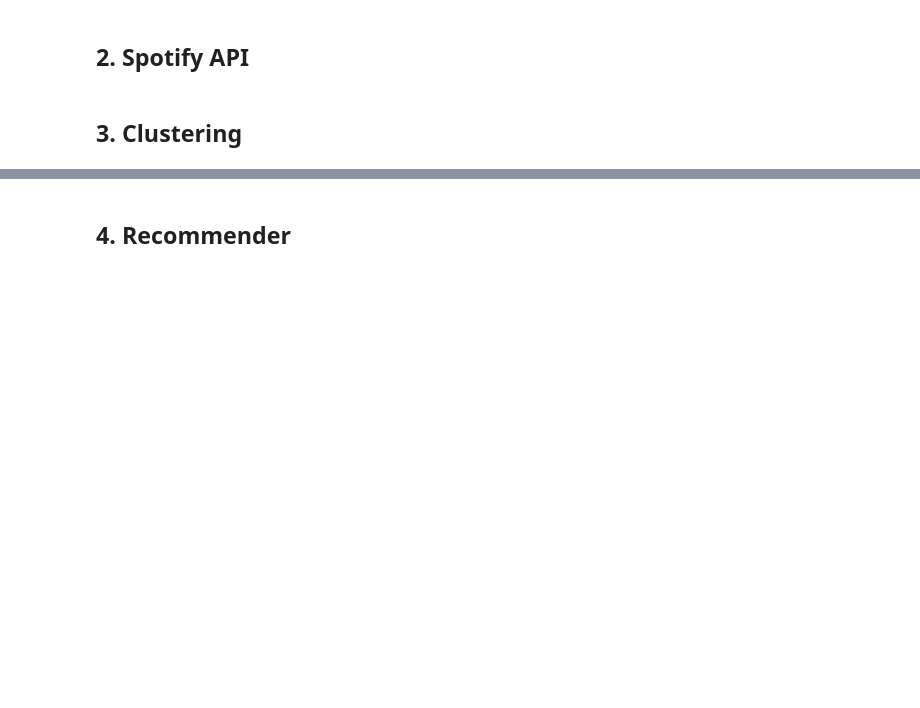
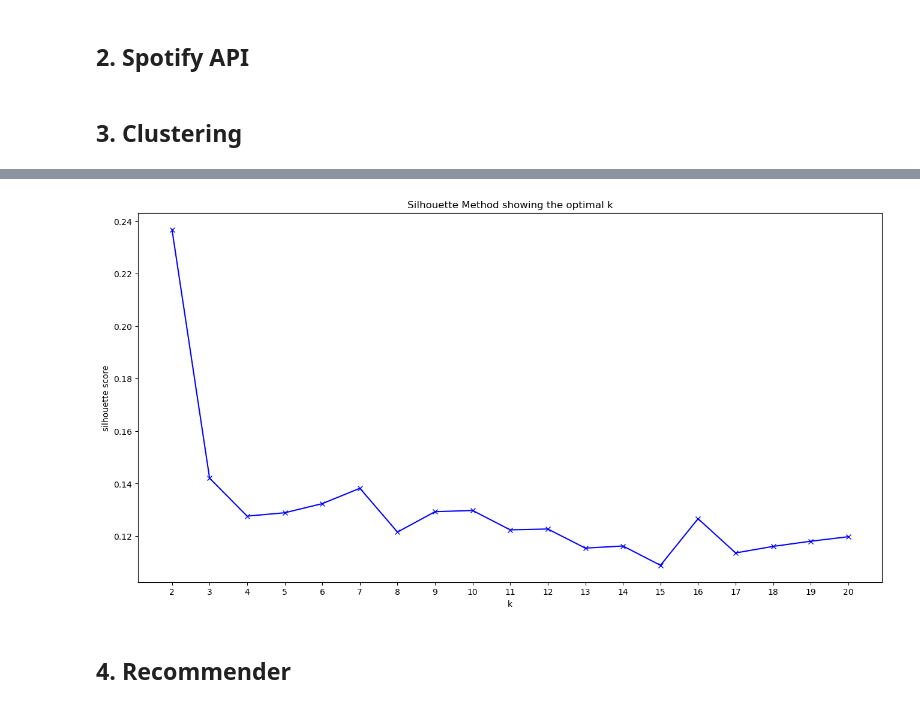
Before and after one commit to vlad-lis/ML-song-recommender, a Jupyter notebook: Song recommender.ipynb, the cells around one changed output, grey strips where cells are left out. Drawn from its saved outputs; the diff is of its cells as text; code cells hidden in the pictures; blank space fills up the shorter version.

```diff
--- a/Song recommender.ipynb
+++ b/Song recommender.ipynb
@@ -164,26 +166,28 @@ def draw_elbow(scaled_features):
 # %%
 # draw plot for silhouette method
 def draw_silhouette(scaled_features):
     cluster_range = range(2, 21)
     silhouette = []
 
     for i in cluster_range:
         kmeans = KMeans(n_clusters=i, random_state=1234)
         kmeans.fit(scaled_features)
 
         clusters = kmeans.predict(scaled_features)
         silhouette.append(silhouette_score(scaled_features, clusters))
 
     plt.figure(figsize=(16,8))
     plt.plot(cluster_range, silhouette, 'bx-')
     plt.xlabel('k')
     plt.ylabel('silhouette score')
     plt.xticks(np.arange(min(cluster_range), max(cluster_range)+1, 1.0))
     plt.title('Silhouette Method showing the optimal k')
 
 
-#scaled_features = get_scaled_features(df)
-#draw_silhouette(scaled_features)    # k = 3/8
+scaled_features = get_scaled_features(df)
+draw_silhouette(scaled_features)    # k = 3/8
+# %% [output]
+[figure, added]
 # %%
 def clustering(k, scaled_features):
     kmeans = KMeans(n_clusters=k, random_state=1234)
```
Also changed, not shown: parts of 3 cells of this notebook, 4 other files.
